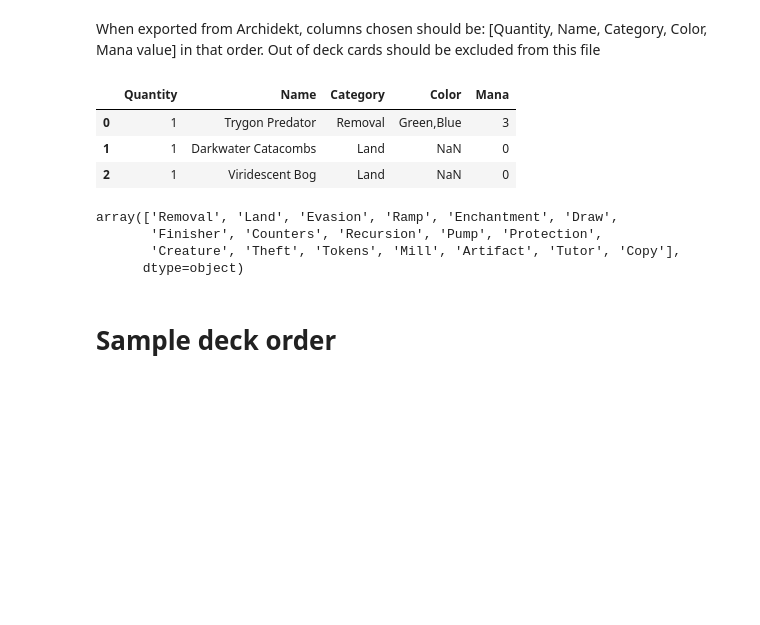
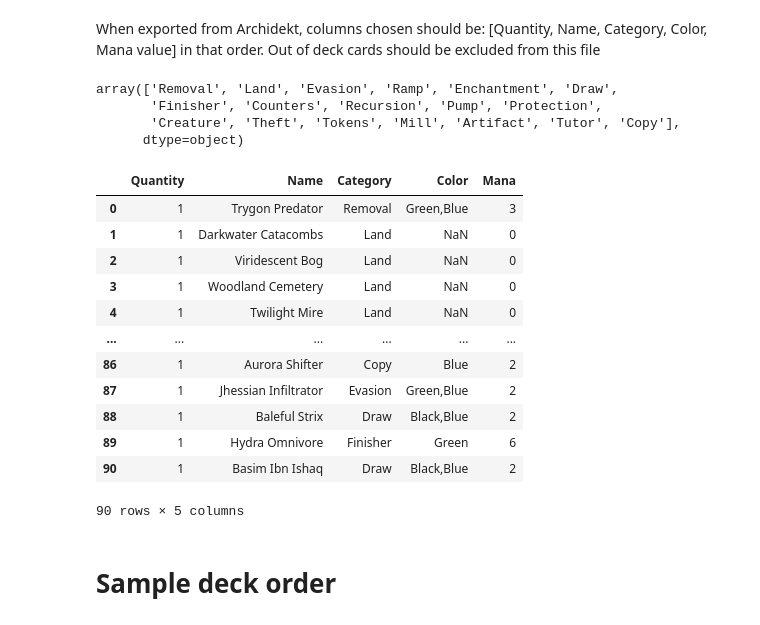
Before and after one commit to NanaGinnerup/mtg-commander, a Jupyter notebook: commander_start.ipynb, the cells around one changed output. Drawn from its saved outputs; the diff is of its cells as text; code cells hidden in the pictures; blank space fills up the shorter version.

Commit message:
Deck expansion for correct sampling

```diff
--- a/commander_start.ipynb
+++ b/commander_start.ipynb
@@ -12,6 +12,15 @@ def percentage_within_values(
     df=pd.DataFrame(result_list, columns=['count_col'])
     within_values=df[(df['count_col']>=min_val) & (df['count_col'] <= max_val)]
     return len(within_values)/len(df)
+
+def expand_deck_by_quantity(deck: pd.DataFrame):
+    '''Expands the deck using the specified quantity such that each card will
+    appear individually with a quantity of 1.'''
+    indeces_by_quantity=deck.index.repeat(deck['Quantity'])
+    deck=deck.loc[indeces_by_quantity]
+    deck['Quantity']=1
+    deck.reset_index(inplace=True, drop=True)
+    return deck
 # %% [markdown]
 ## Load deck
 # %% [markdown]
@@ -31,13 +40,7 @@ full_deck=pd.read_csv(
     names=['Quantity', 'Name', 'Category', 'Color', 'Mana']
     )
 deck=full_deck[full_deck['Category']!='Commander']
+deck=expand_deck_by_quantity(deck)
-# %%
-deck[:3]
-# %% [output]
-|  | Quantity | Name | Category | Color | Mana |
-| 0 | 1 | Trygon Predator | Removal | Green,Blue | 3 |
-| 1 | 1 | Darkwater Catacombs | Land | NaN | 0 |
-| 2 | 1 | Viridescent Bog | Land | NaN | 0 |
 # %%
 deck['Category'].unique()
 # %% [output]
@@ -45,6 +48,22 @@ array(['Removal', 'Land', 'Evasion', 'Ramp', 'Enchantment', 'Draw',
        'Finisher', 'Counters', 'Recursion', 'Pump', 'Protection',
        'Creature', 'Theft', 'Tokens', 'Mill', 'Artifact', 'Tutor', 'Copy'],
       dtype=object)
+# %%
+deck
+# %% [output]
+|  | Quantity | Name | Category | Color | Mana |
+| 0 | 1 | Trygon Predator | Removal | Green,Blue | 3 |
+| 1 | 1 | Darkwater Catacombs | Land | NaN | 0 |
+| 2 | 1 | Viridescent Bog | Land | NaN | 0 |
+| 3 | 1 | Woodland Cemetery | Land | NaN | 0 |
+| 4 | 1 | Twilight Mire | Land | NaN | 0 |
+| ... | ... | ... | ... | ... | ... |
+| 86 | 1 | Aurora Shifter | Copy | Blue | 2 |
+| 87 | 1 | Jhessian Infiltrator | Evasion | Green,Blue | 2 |
+| 88 | 1 | Baleful Strix | Draw | Black,Blue | 2 |
+| 89 | 1 | Hydra Omnivore | Finisher | Green | 6 |
+| 90 | 1 | Basim Ibn Ishaq | Draw | Black,Blue | 2 |
+90 rows × 5 columns
 # %% [markdown]
 # Sample deck order
 # %%
```
